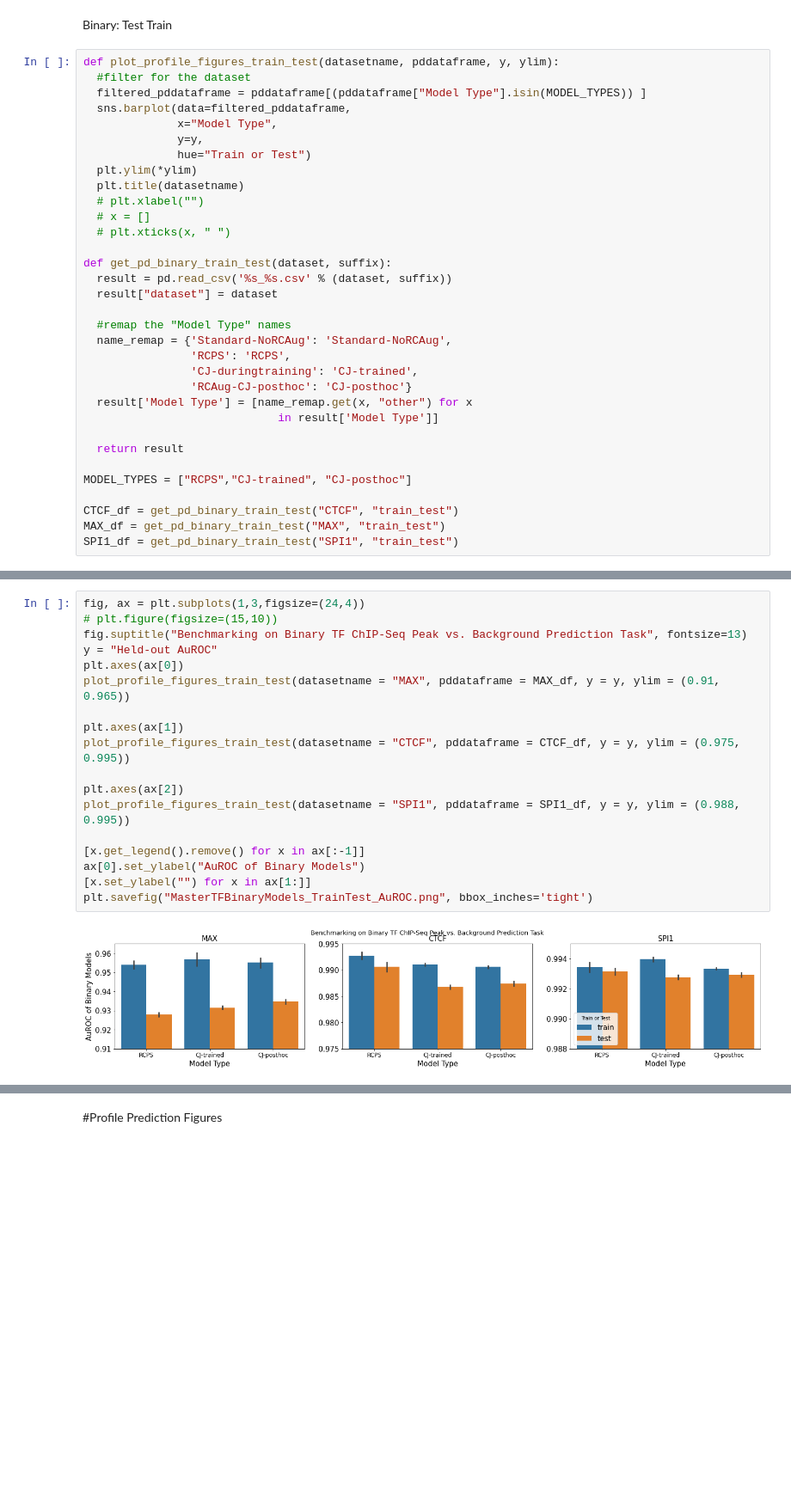
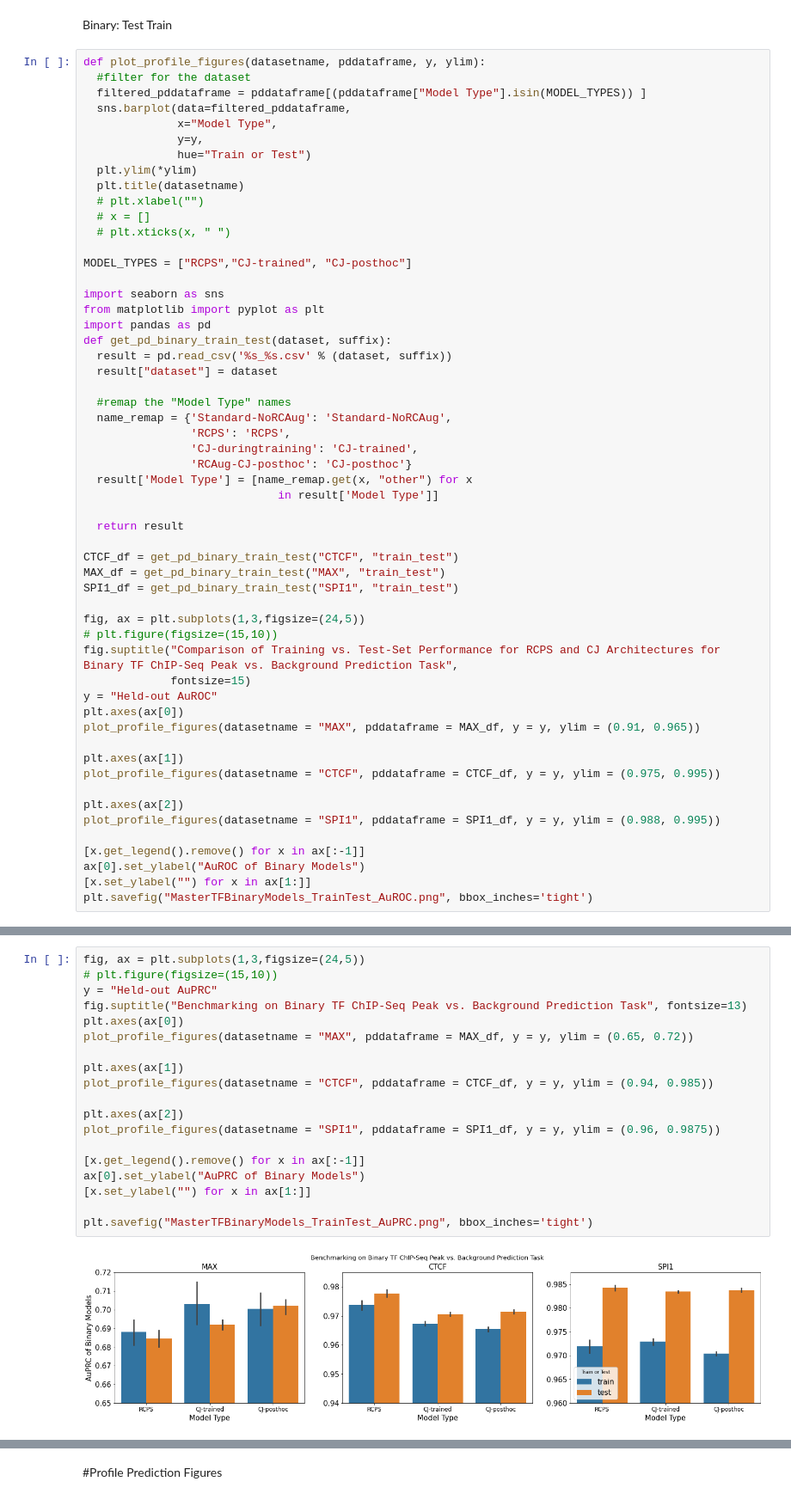
Before and after one commit to hannahgz/BenchmarkRCStrategies, a Jupyter notebook: FigGenNew.ipynb, the cells around one changed output, grey strips where cells are left out. Shown at 86% size. Saved outputs shown, nothing was run; the diff lists cells and outputs as text; blank space fills up the shorter version.

```diff
--- a/FigGenNew.ipynb
+++ b/FigGenNew.ipynb
@@ -421,7 +419,7 @@ plt.savefig("Binary_CJRCPS_AuPRC.png", bbox_inches='tight')
 # %% [markdown]
 Binary: Test Train
 # %%
-def plot_profile_figures_train_test(datasetname, pddataframe, y, ylim):
+def plot_profile_figures(datasetname, pddataframe, y, ylim):
   #filter for the dataset
   filtered_pddataframe = pddataframe[(pddataframe["Model Type"].isin(MODEL_TYPES)) ]
   sns.barplot(data=filtered_pddataframe,
@@ -434,6 +432,11 @@ def plot_profile_figures_train_test(datasetname, pddataframe, y, ylim):
   # x = []
   # plt.xticks(x, " ")
 
+MODEL_TYPES = ["RCPS","CJ-trained", "CJ-posthoc"]
+
+import seaborn as sns
+from matplotlib import pyplot as plt
+import pandas as pd
 def get_pd_binary_train_test(dataset, suffix):
   result = pd.read_csv('%s_%s.csv' % (dataset, suffix))
   result["dataset"] = dataset
@@ -448,8 +451,25 @@ def get_pd_binary_train_test(dataset, suffix):
 
   return result
 
-MODEL_TYPES = ["RCPS","CJ-trained", "CJ-posthoc"]
-
 CTCF_df = get_pd_binary_train_test("CTCF", "train_test")
 MAX_df = get_pd_binary_train_test("MAX", "train_test")
 SPI1_df = get_pd_binary_train_test("SPI1", "train_test")
+
+fig, ax = plt.subplots(1,3,figsize=(24,5))
+# plt.figure(figsize=(15,10))
+fig.suptitle("Comparison of Training vs. Test-Set Performance for RCPS and CJ Architectures for Binary TF ChIP-Seq Peak vs. Background Prediction Task",
+             fontsize=15)
+y = "Held-out AuROC"
+plt.axes(ax[0])
+plot_profile_figures(datasetname = "MAX", pddataframe = MAX_df, y = y, ylim = (0.91, 0.965))
+
+plt.axes(ax[1])
+plot_profile_figures(datasetname = "CTCF", pddataframe = CTCF_df, y = y, ylim = (0.975, 0.995))
+
+plt.axes(ax[2])
+plot_profile_figures(datasetname = "SPI1", pddataframe = SPI1_df, y = y, ylim = (0.988, 0.995))
+
+[x.get_legend().remove() for x in ax[:-1]]
+ax[0].set_ylabel("AuROC of Binary Models")
+[x.set_ylabel("") for x in ax[1:]]
+plt.savefig("MasterTFBinaryModels_TrainTest_AuROC.png", bbox_inches='tight')
@@ -456,20 +478,21 @@ SPI1_df = get_pd_binary_train_test("SPI1", "train_test")
 # %%
-fig, ax = plt.subplots(1,3,figsize=(24,4))
+fig, ax = plt.subplots(1,3,figsize=(24,5))
 # plt.figure(figsize=(15,10))
+y = "Held-out AuPRC"
 fig.suptitle("Benchmarking on Binary TF ChIP-Seq Peak vs. Background Prediction Task", fontsize=13)
-y = "Held-out AuROC"
 plt.axes(ax[0])
-plot_profile_figures_train_test(datasetname = "MAX", pddataframe = MAX_df, y = y, ylim = (0.91, 0.965))
+plot_profile_figures(datasetname = "MAX", pddataframe = MAX_df, y = y, ylim = (0.65, 0.72))
 
 plt.axes(ax[1])
-plot_profile_figures_train_test(datasetname = "CTCF", pddataframe = CTCF_df, y = y, ylim = (0.975, 0.995))
+plot_profile_figures(datasetname = "CTCF", pddataframe = CTCF_df, y = y, ylim = (0.94, 0.985))
 
 plt.axes(ax[2])
-plot_profile_figures_train_test(datasetname = "SPI1", pddataframe = SPI1_df, y = y, ylim = (0.988, 0.995))
+plot_profile_figures(datasetname = "SPI1", pddataframe = SPI1_df, y = y, ylim = (0.96, 0.9875))
 
 [x.get_legend().remove() for x in ax[:-1]]
-ax[0].set_ylabel("AuROC of Binary Models")
+ax[0].set_ylabel("AuPRC of Binary Models")
 [x.set_ylabel("") for x in ax[1:]]
-plt.savefig("MasterTFBinaryModels_TrainTest_AuROC.png", bbox_inches='tight')
+
+plt.savefig("MasterTFBinaryModels_TrainTest_AuPRC.png", bbox_inches='tight')
 # %% [output]
-[figure, old version]
+[figure, new version]
```
Also changed, not shown: parts of 15 cells of this notebook.
